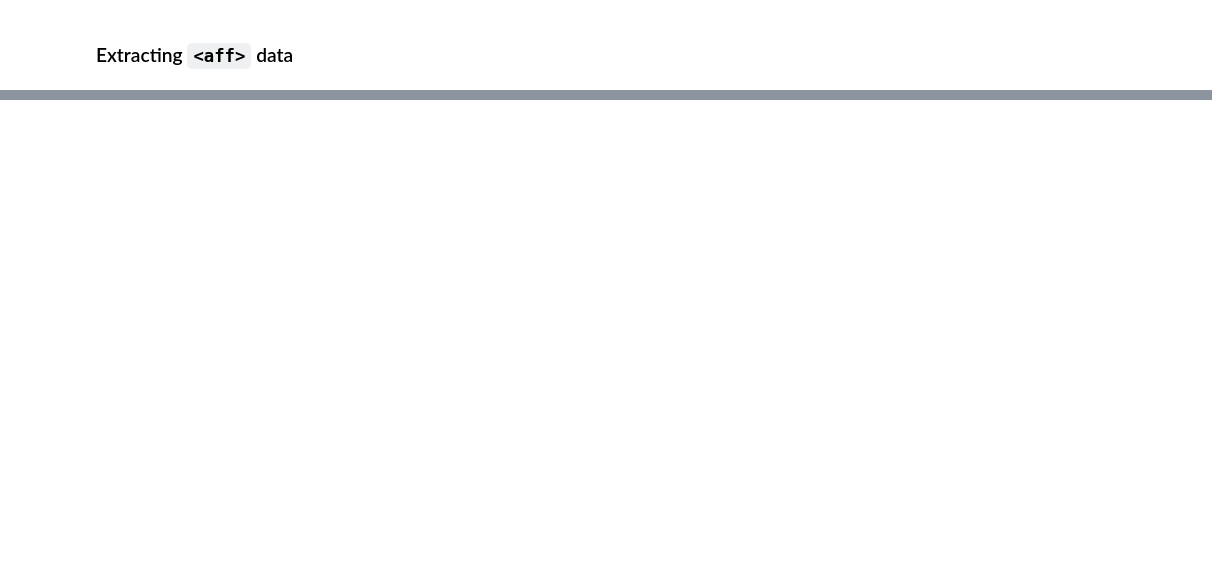
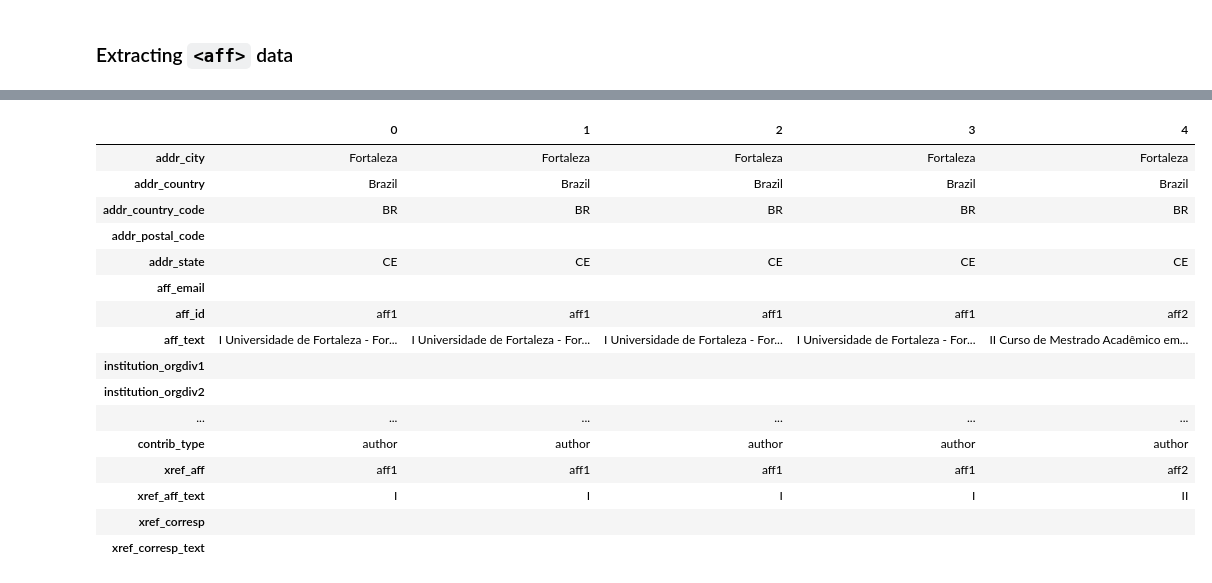
Before and after one commit to scieloorg/normalizations-experiments, a Jupyter notebook: experiments_2018-05-17.ipynb, the cells around one changed output, grey strips where cells are left out. Drawn from its saved outputs; the diff is of its cells as text; code cells hidden in the pictures; blank space fills up the shorter version.

```diff
--- a/experiments_2018-05-17.ipynb
+++ b/experiments_2018-05-17.ipynb
@@ -420,0 +548,6 @@ To be continued...
+# %%
+with open("selecao_xml_br/rod/v66n1/2175-7860-rod-66-01-0191.xml") as f:
+    nbr = get_article_id_contrib_aff(etree.parse(f).getroot())
+for aff in nbr["aff"]:
+    print(etree.tounicode(aff))
+pd.DataFrame(aff_extract(aff) for aff in nbr["aff"]).T
@@ -420,0 +588,6 @@ To be continued...
+# %%
+with open("selecao_xml_br/bn/v14n1/1676-0611-bn-1676-0611-2014-0003.xml") as f:
+    gbr = get_article_id_contrib_aff(etree.parse(f).getroot())
+for aff in gbr["aff"]:
+    print(etree.tounicode(aff))
+pd.DataFrame(aff_extract(aff) for aff in gbr["aff"]).T
@@ -420,0 +630,7 @@ To be continued...
+# %%
+with open("selecao_xml_br/rbepid/v20n1/1980-5497-rbepid-20-01-00115.xml") as f:
+    fbr = get_article_id_contrib_aff(etree.parse(f).getroot())
+for aff in fbr["aff"]:
+    print(etree.tounicode(aff))
+aff_df = pd.DataFrame(aff_extract(aff) for aff in fbr["aff"])
+aff_df.T
@@ -420,0 +671,5 @@ To be continued...
+# %%
+for contrib in fbr["contrib"]:
+    print(etree.tounicode(contrib))
+contrib_df = pd.DataFrame(contrib_extract(contrib) for contrib in fbr["contrib"])
+contrib_df.T
@@ -420,0 +710,20 @@ To be continued...
+# %%
+pd.merge(aff_df, contrib_df, left_on="aff_id", right_on="xref_aff", how="outer").T
+# %% [output]
+|  | 0 | 1 | 2 | 3 | 4 |
+| addr_city | Fortaleza | Fortaleza | Fortaleza | Fortaleza | Fortaleza |
+| addr_country | Brazil | Brazil | Brazil | Brazil | Brazil |
+| addr_country_code | BR | BR | BR | BR | BR |
+| addr_postal_code |  |  |  |  |  |
+| addr_state | CE | CE | CE | CE | CE |
+| aff_email |  |  |  |  |  |
+| aff_id | aff1 | aff1 | aff1 | aff1 | aff2 |
+| aff_text | I Universidade de Fortaleza - For... | I Universidade de Fortaleza - For... | I Universidade de Fortaleza - For... | I Universidade de Fortaleza - For... | II Curso de Mestrado Acadêmico em... |
+| institution_orgdiv1 |  |  |  |  |  |
+| institution_orgdiv2 |  |  |  |  |  |
+| ... | ... | ... | ... | ... | ... |
+| contrib_type | author | author | author | author | author |
+| xref_aff | aff1 | aff1 | aff1 | aff1 | aff2 |
+| xref_aff_text | I | I | I | I | II |
+| xref_corresp |  |  |  |  |  |
+| xref_corresp_text |  |  |  |  |  |
```
Also changed, not shown: parts of 22 cells of this notebook.
